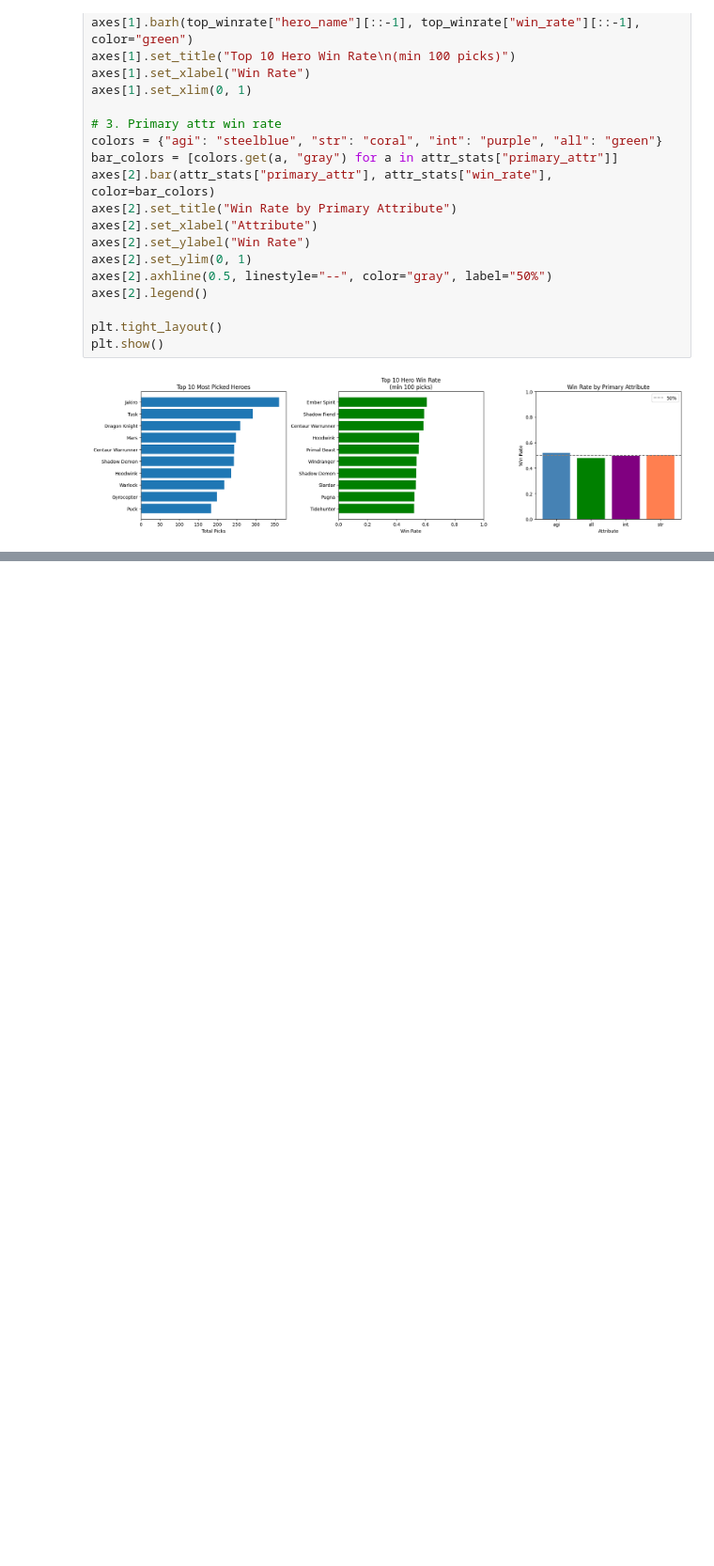
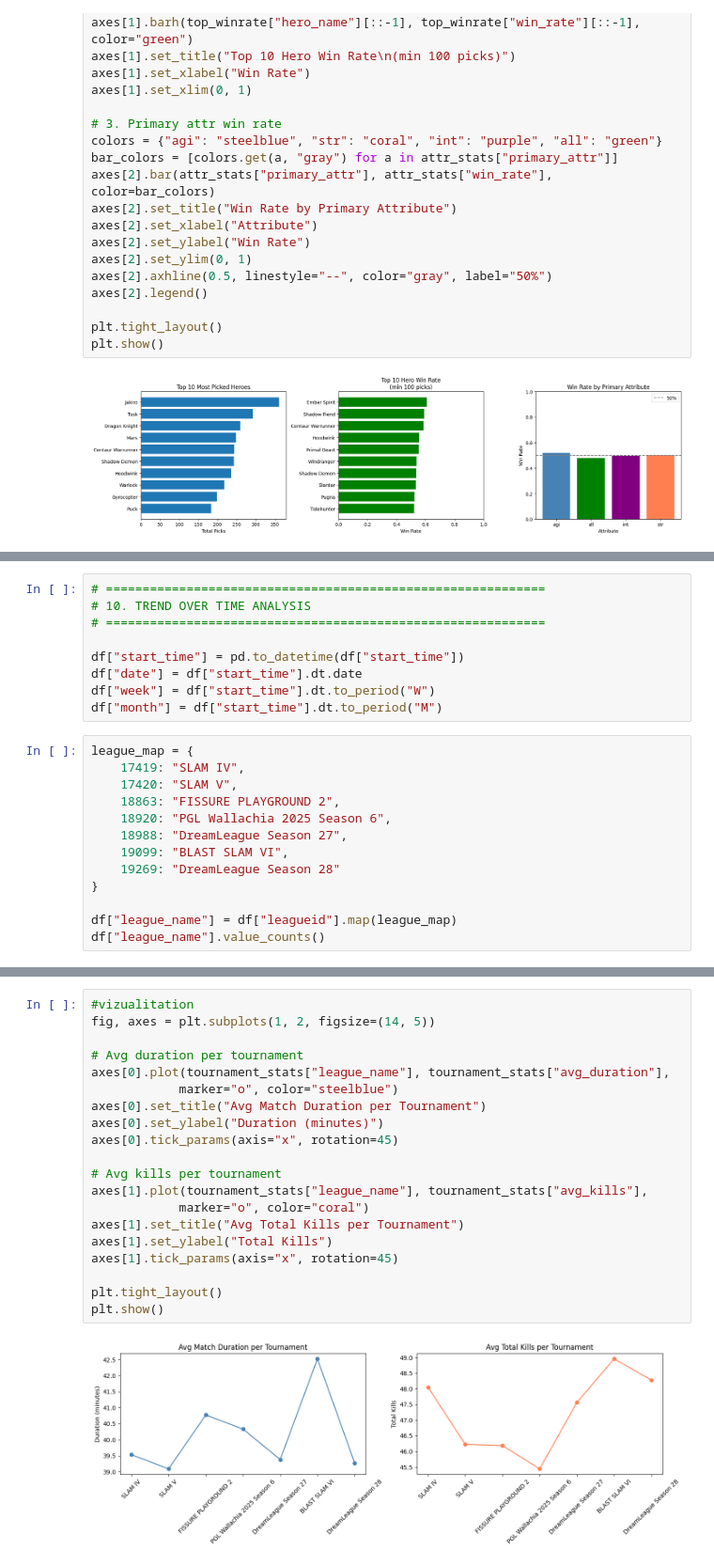
Before and after one commit to chokiarmando-lab/dota2-team-performance-analysis, a Jupyter notebook: notebooks/03-eda.ipynb, the cells around one changed output, grey strips where cells are left out. Shown at 94% size. Cells and saved outputs as stored; diff of their text form; blank space fills up the shorter version.

Commit message:
update trend over time analysis

```diff
--- a/notebooks/03-eda.ipynb
+++ b/notebooks/03-eda.ipynb
@@ -656 +656,23 @@ fig.add_hline(y=hero_scatter["win_rate"].mean(), line_dash="dash", line_color="g
 fig.show()
+# %%
+# ============================================================
+# 10. TREND OVER TIME ANALYSIS
+# ============================================================
+
+df["start_time"] = pd.to_datetime(df["start_time"])
+df["date"] = df["start_time"].dt.date
+df["week"] = df["start_time"].dt.to_period("W")
+df["month"] = df["start_time"].dt.to_period("M")
+# %%
+league_map = {
+    17419: "SLAM IV",
+    17420: "SLAM V",
+    18863: "FISSURE PLAYGROUND 2",
+    18920: "PGL Wallachia 2025 Season 6",
+    18988: "DreamLeague Season 27",
+    19099: "BLAST SLAM VI",
+    19269: "DreamLeague Season 28"
+}
+
+df["league_name"] = df["leagueid"].map(league_map)
+df["league_name"].value_counts()
@@ -656,0 +736,22 @@ fig.show()
+# %%
+#vizualitation
+fig, axes = plt.subplots(1, 2, figsize=(14, 5))
+
+# Avg duration per tournament
+axes[0].plot(tournament_stats["league_name"], tournament_stats["avg_duration"],
+            marker="o", color="steelblue")
+axes[0].set_title("Avg Match Duration per Tournament")
+axes[0].set_ylabel("Duration (minutes)")
+axes[0].tick_params(axis="x", rotation=45)
+
+# Avg kills per tournament
+axes[1].plot(tournament_stats["league_name"], tournament_stats["avg_kills"],
+            marker="o", color="coral")
+axes[1].set_title("Avg Total Kills per Tournament")
+axes[1].set_ylabel("Total Kills")
+axes[1].tick_params(axis="x", rotation=45)
+
+plt.tight_layout()
+plt.show()
+# %% [output]
+[figure, added]
```
Also changed, not shown: parts of 9 cells of this notebook.
